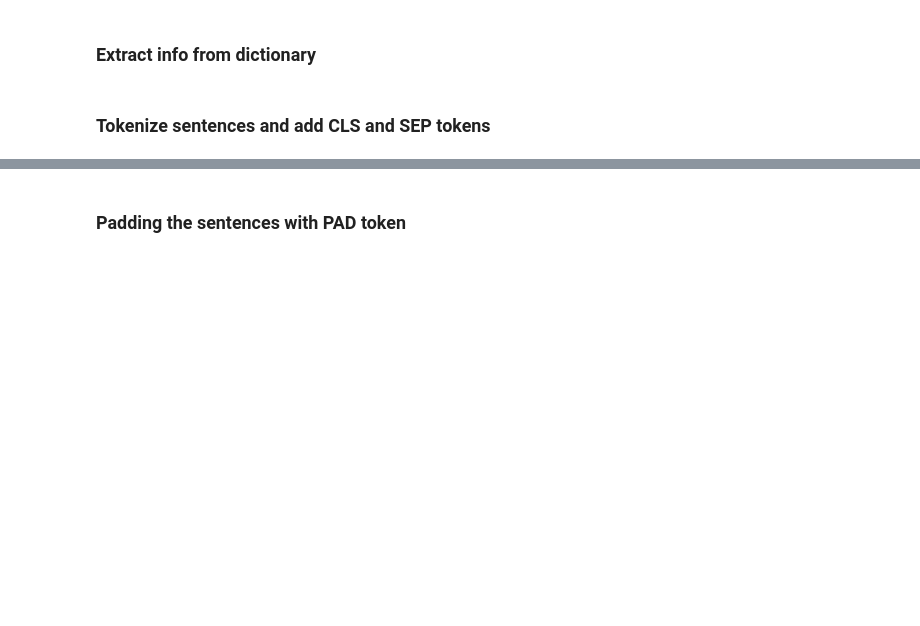
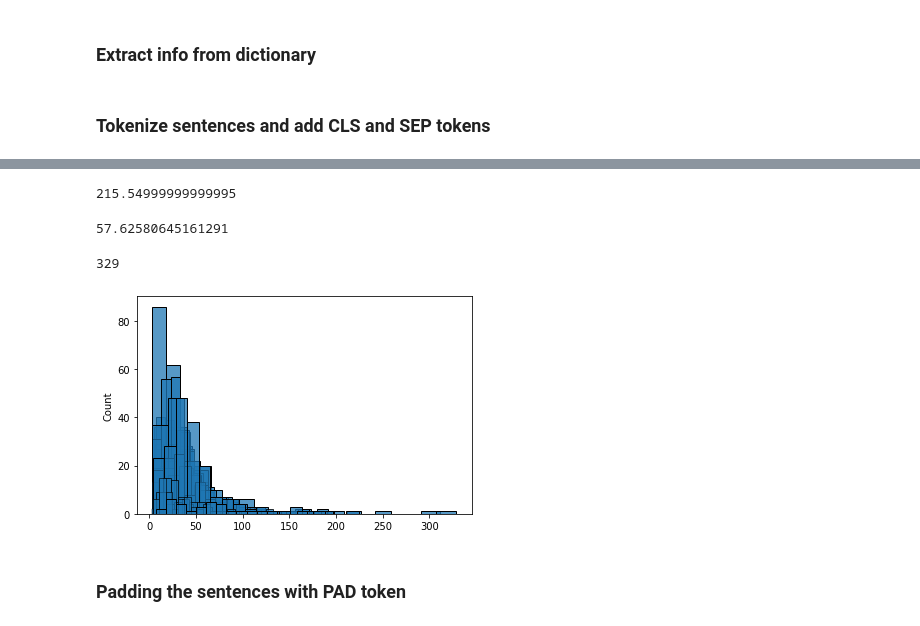
Before and after one commit to tsither/Rhetorical-Role-Classifier, a Jupyter notebook: jupyter_notebooks/kshitij_test.ipynb, the cells around one changed output, grey strips where cells are left out. Drawn from its saved outputs; the diff is of its cells as text; code cells hidden in the pictures; blank space fills up the shorter version.

```diff
--- a/jupyter_notebooks/kshitij_test.ipynb
+++ b/jupyter_notebooks/kshitij_test.ipynb
@@ -103,15 +103,15 @@ for entry in data:
 # %% [markdown]
 ### Tokenize sentences and add CLS and SEP tokens
 # %%
-# try:
-#     doc_lens = []
-#     for doc_index, doc in enumerate(train_sents):
-#         sent_lens = []
-#         for sent_index, sentence in enumerate(doc):
-#             train_sents[doc_index][sent_index] = [tokenizer.cls_token] + tokenizer.tokenize(sentence) + [tokenizer.sep_token]
-#             sent_lens.append(len(train_sents[doc_index][sent_index]))
-#         doc_lens.append(sent_lens)
+try:
+    doc_lens = []
+    for doc_index, doc in enumerate(train_sents):
+        sent_lens = []
+        for sent_index, sentence in enumerate(doc):
+            train_sents[doc_index][sent_index] = [tokenizer.cls_token] + tokenizer.tokenize(sentence) + [tokenizer.sep_token]
+            sent_lens.append(len(train_sents[doc_index][sent_index]))
+        doc_lens.append(sent_lens)
 
-# except TypeError:
-#     print("Sentences already tokenized. Check again")
+except TypeError:
+    print("Sentences already tokenized. Check again")
 # %%
@@ -119,4 +121,5 @@ for entry in data:
 # %%
-# df = pd.DataFrame()
-# df['lengths'] = doc_lens
-# df['max_length'] = [np.max(i) for i in doc_lens]
+df = pd.DataFrame()
+df['lengths'] = doc_lens
+df['max_length'] = [np.max(i) for i in doc_lens]
+df['avg_length'] = [np.mean(i) for i in doc_lens]
@@ -129,11 +135,22 @@ NameError: name 'doc_lens' is not defined
+# %%
+df.max_length.quantile(0.85)
+# %% [output]
+215.54999999999995
+# %%
+df.avg_length.quantile(0.99)
+# %% [output]
+57.62580645161291
 # %%
-# max_length = 0
-# for index, row in df.iterrows():
-#     sns.histplot(row['lengths'],bins=15)
-#     if row['max_length'] > max_length:
-#         max_length = row['max_length']
+max_length = 0
+for index, row in df.iterrows():
+    sns.histplot(row['lengths'],bins=15)
+    if row['max_length'] > max_length:
+        max_length = row['max_length']
 
-# print(max_length)
+print(max_length)
+# %% [output]
+329
+[figure, added]
 # %% [markdown]
 ### Padding the sentences with PAD token
 # %%
```
Also changed, not shown: parts of 25 cells of this notebook, 2 other files.
